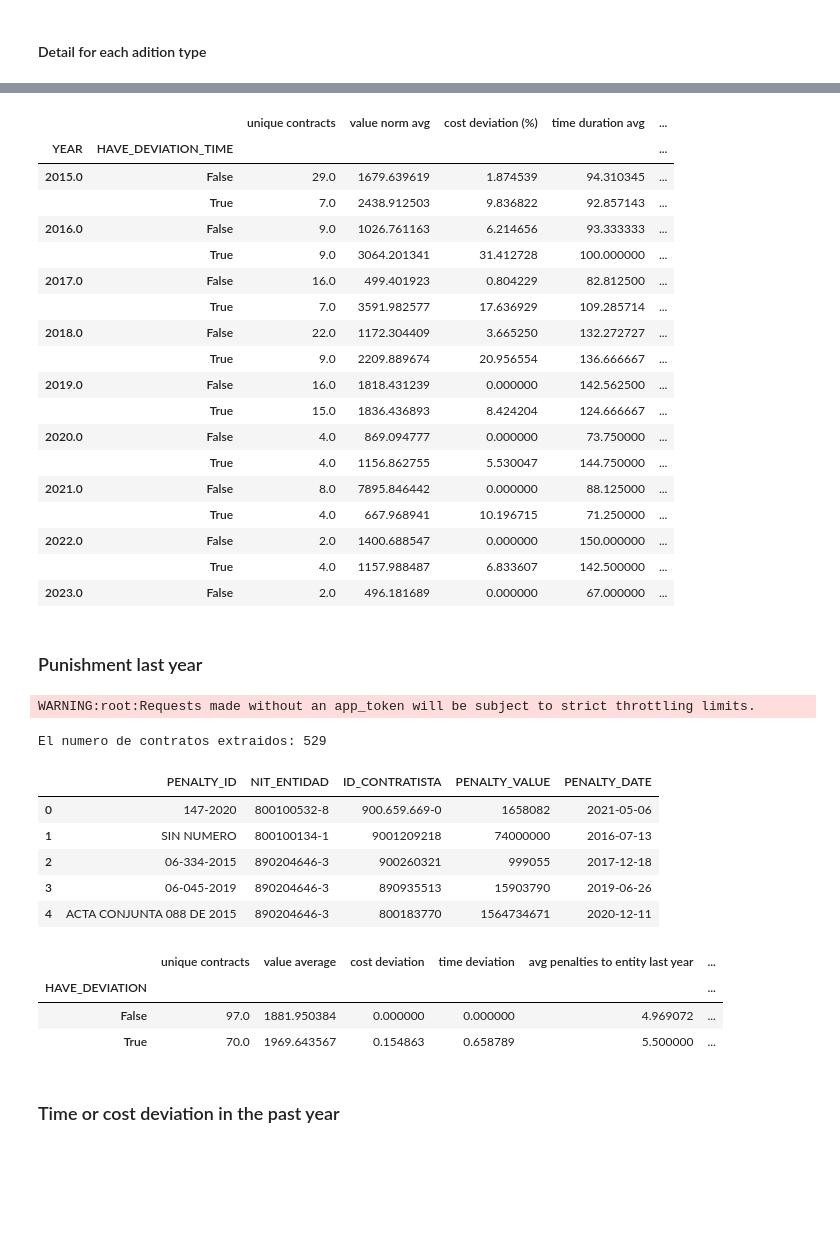
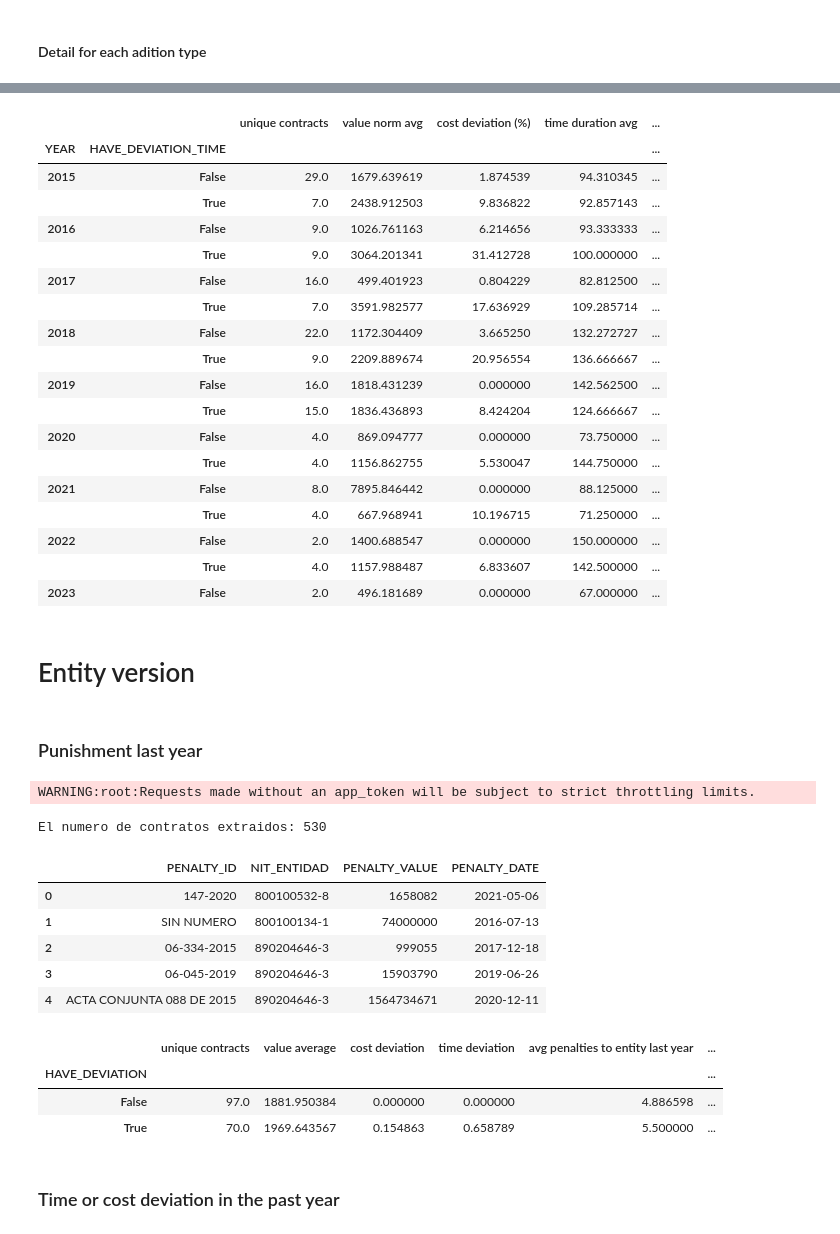
Before and after one commit to NicolasArrietaC/Cost-and-Time-Deviation-in-Colombian-Rural-Roads_extended_version, a Jupyter notebook: scripts/subjects_variables.ipynb, the cells around one changed output, grey strips where cells are left out. Drawn from its saved outputs; the diff is of its cells as text; code cells hidden in the pictures; blank space fills up the shorter version.

```diff
--- a/scripts/subjects_variables.ipynb
+++ b/scripts/subjects_variables.ipynb
@@ -288,0 +328,22 @@ procesos_secop_i_data.groupby(['YEAR', 'HAVE_DEVIATION']).apply(summary)
+# %%
+
+procesos_secop_i_data['CONTRCT_MONTH_AT'] = procesos_secop_i_data['CONTRACT_DATE'].dt.to_period('M').dt.strftime('%y-%m-01')
+
+summary_series = procesos_secop_i_data.groupby('CONTRCT_MONTH_AT')[['CONTRACT_VALUE_LOGNORM']].sum().reset_index()
+
+# Initialize the plot
+plt.figure(figsize=(10, 6))
+
+# Create the time series plot
+sns.lineplot(data=summary_series, x='CONTRCT_MONTH_AT', y='CONTRACT_VALUE_LOGNORM')
+
+# Rotate the x-axis labels
+plt.xticks(rotation=90, fontsize=8)
+
+# Set title and labels
+plt.title('Trend value of contracts')
+plt.xlabel('Month')
+plt.ylabel('Value project (log)')
+
+# Show the plot
+plt.show()
@@ -315,50 +378,50 @@ procesos_secop_i_data.groupby(['YEAR', 'HAVE_DEVIATION_TIME']).apply(summary)
 # %% [output]
 |  |  | unique contracts | value norm avg | cost deviation (%) | time duration avg | ... |
 | YEAR | HAVE_DEVIATION_TIME |  |  |  |  | ... |
-| 2015.0 | False | 29.0 | 1679.639619 | 1.874539 | 94.310345 | ... |
+| 2015 | False | 29.0 | 1679.639619 | 1.874539 | 94.310345 | ... |
 |  | True | 7.0 | 2438.912503 | 9.836822 | 92.857143 | ... |
-| 2016.0 | False | 9.0 | 1026.761163 | 6.214656 | 93.333333 | ... |
+| 2016 | False | 9.0 | 1026.761163 | 6.214656 | 93.333333 | ... |
 |  | True | 9.0 | 3064.201341 | 31.412728 | 100.000000 | ... |
-| 2017.0 | False | 16.0 | 499.401923 | 0.804229 | 82.812500 | ... |
+| 2017 | False | 16.0 | 499.401923 | 0.804229 | 82.812500 | ... |
 |  | True | 7.0 | 3591.982577 | 17.636929 | 109.285714 | ... |
-| 2018.0 | False | 22.0 | 1172.304409 | 3.665250 | 132.272727 | ... |
+| 2018 | False | 22.0 | 1172.304409 | 3.665250 | 132.272727 | ... |
 |  | True | 9.0 | 2209.889674 | 20.956554 | 136.666667 | ... |
-| 2019.0 | False | 16.0 | 1818.431239 | 0.000000 | 142.562500 | ... |
+| 2019 | False | 16.0 | 1818.431239 | 0.000000 | 142.562500 | ... |
 |  | True | 15.0 | 1836.436893 | 8.424204 | 124.666667 | ... |
-| 2020.0 | False | 4.0 | 869.094777 | 0.000000 | 73.750000 | ... |
+| 2020 | False | 4.0 | 869.094777 | 0.000000 | 73.750000 | ... |
 |  | True | 4.0 | 1156.862755 | 5.530047 | 144.750000 | ... |
-| 2021.0 | False | 8.0 | 7895.846442 | 0.000000 | 88.125000 | ... |
+| 2021 | False | 8.0 | 7895.846442 | 0.000000 | 88.125000 | ... |
 |  | True | 4.0 | 667.968941 | 10.196715 | 71.250000 | ... |
-| 2022.0 | False | 2.0 | 1400.688547 | 0.000000 | 150.000000 | ... |
+| 2022 | False | 2.0 | 1400.688547 | 0.000000 | 150.000000 | ... |
 |  | True | 4.0 | 1157.988487 | 6.833607 | 142.500000 | ... |
-| 2023.0 | False | 2.0 | 496.181689 | 0.000000 | 67.000000 | ... |
+| 2023 | False | 2.0 | 496.181689 | 0.000000 | 67.000000 | ... |
+# %% [markdown]
+# Entity version
 # %% [markdown]
 ### Punishment last year
 # %%
 ids_entidad = list(set(procesos_secop_i_data['NIT_ENTIDAD']))
-ids_contratistas = list(set(procesos_secop_i_data['ID_CONTRATISTA']))
 
 ids_entidad = parse_to_list(ids_entidad)
-ids_contratistas = parse_to_list(ids_contratistas)
 
 # Get data
-query = get_query('bin/queries', 'request_punishment.sql')
-query = query.format(NIT_ENTIDAD_LIST = ids_entidad, NIT_CONTRATISTAS_LIST = ids_contratistas)
+query = get_query('bin/queries', 'request_punishment_entity.sql')
+query = query.format(NIT_ENTIDAD_LIST = ids_entidad)
 
 
 temp_punishment_data = etl.extract_data(query, id_data=SECOPI_PUNISHMENT_API, api_key=None)
 temp_punishment_data['PENALTY_DATE'] = pd.to_datetime(temp_punishment_data['PENALTY_DATE'])
 
 temp_punishment_data.head()
 # %% [output]
 WARNING:root:Requests made without an app_token will be subject to strict throttling limits.
-El numero de contratos extraidos: 529
+El numero de contratos extraidos: 530
-|  | PENALTY_ID | NIT_ENTIDAD | ID_CONTRATISTA | PENALTY_VALUE | PENALTY_DATE |
-| 0 | 147-2020 | 800100532-8 | 900.659.669-0 | 1658082 | 2021-05-06 |
-| 1 | SIN NUMERO | 800100134-1 | 9001209218 | 74000000 | 2016-07-13 |
-| 2 | 06-334-2015 | 890204646-3 | 900260321 | 999055 | 2017-12-18 |
-| 3 | 06-045-2019 | 890204646-3 | 890935513 | 15903790 | 2019-06-26 |
-| 4 | ACTA CONJUNTA 088 DE 2015 | 890204646-3 | 800183770 | 1564734671 | 2020-12-11 |
+|  | PENALTY_ID | NIT_ENTIDAD | PENALTY_VALUE | PENALTY_DATE |
+| 0 | 147-2020 | 800100532-8 | 1658082 | 2021-05-06 |
+| 1 | SIN NUMERO | 800100134-1 | 74000000 | 2016-07-13 |
+| 2 | 06-334-2015 | 890204646-3 | 999055 | 2017-12-18 |
+| 3 | 06-045-2019 | 890204646-3 | 15903790 | 2019-06-26 |
+| 4 | ACTA CONJUNTA 088 DE 2015 | 890204646-3 | 1564734671 | 2020-12-11 |
 # %%
 # entidad
 temp_punishment_entidad_data = pd.merge(procesos_secop_i_data[['CONTRACT_ID','NIT_ENTIDAD','CONTRACT_DATE','END_DATE']], temp_punishment_data,
@@ -399,7 +462,7 @@ procesos_secop_i_data.groupby('HAVE_DEVIATION').apply(summary_punishment)
 # %% [output]
 |  | unique contracts | value average | cost deviation | time deviation | avg penalties to entity last year | ... |
 | HAVE_DEVIATION |  |  |  |  |  | ... |
-| False | 97.0 | 1881.950384 | 0.000000 | 0.000000 | 4.969072 | ... |
+| False | 97.0 | 1881.950384 | 0.000000 | 0.000000 | 4.886598 | ... |
 | True | 70.0 | 1969.643567 | 0.154863 | 0.658789 | 5.500000 | ... |
 # %% [markdown]
 ### Time or cost deviation in the past year
```
Also changed, not shown: parts of 26 cells of this notebook, 24 other files.
